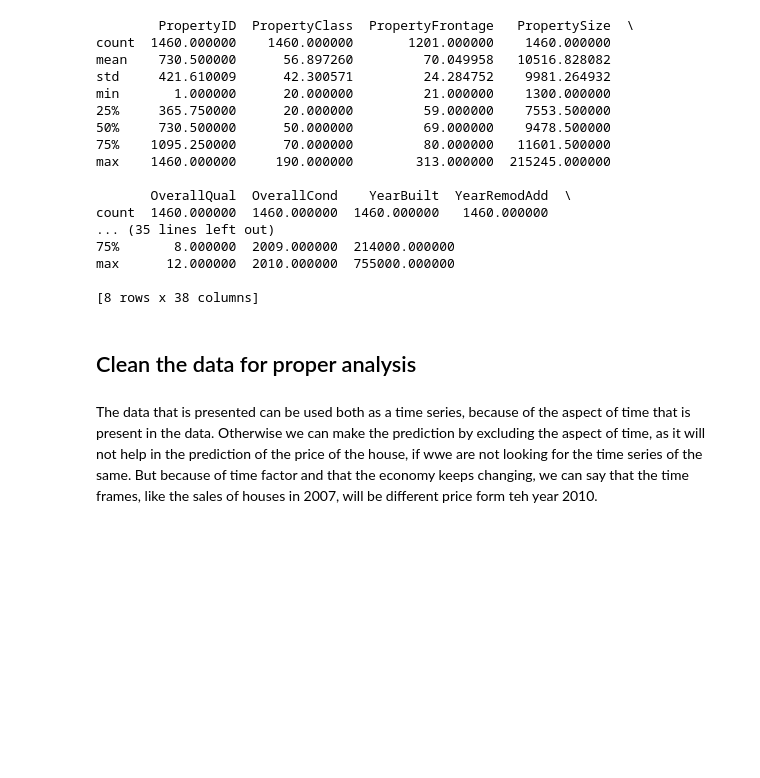
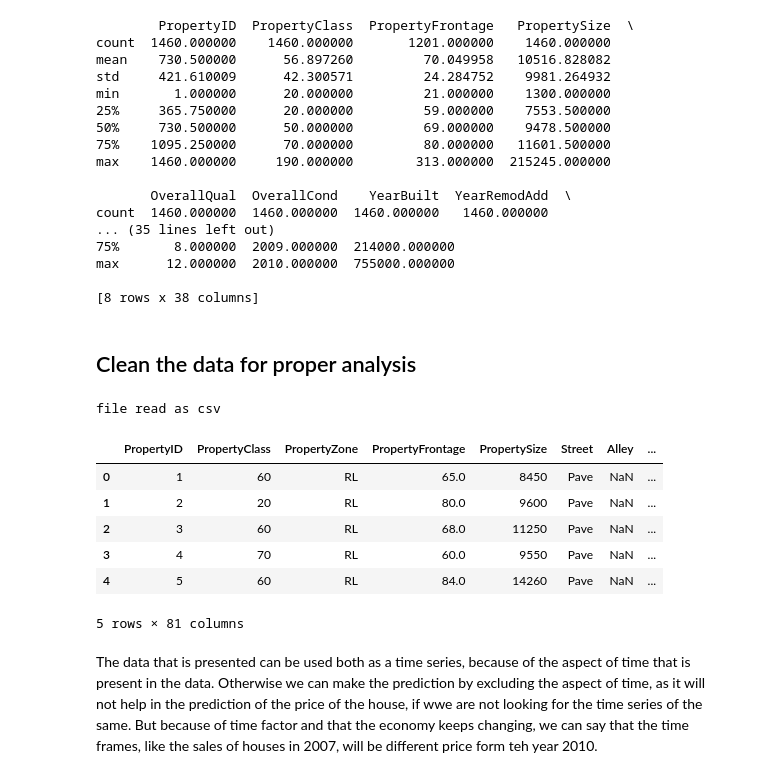
Before and after one commit to Desmondonam/House_prediction, a Jupyter notebook: Notebooks/house_prediction.ipynb, the cells around one changed output. Saved outputs shown, nothing was run; the diff lists cells and outputs as text; code cells hidden in the pictures; blank space fills up the shorter version.

```diff
--- a/Notebooks/house_prediction.ipynb
+++ b/Notebooks/house_prediction.ipynb
@@ -73,3 +73,5 @@ max      12.000000  2010.000000  755000.000000
 [8 rows x 38 columns]
 # %% [markdown]
 ## Clean the data for proper analysis
+# %%
+CSV_PATH = r"D:\104 GB\Nexthikes\House_price_prediction\Data\Property_data.csv"
@@ -76,2 +126,20 @@ max      12.000000  2010.000000  755000.000000
+# %%
+Helper = HousingHelper()
 # %%
 # looking at the data, there are some missing values, that we have to drop such columns becasue they will nmot assist in the analysis at all
+# %%
+# import the data with class
+df = Helper.read_csv(CSV_PATH, missing_values = ["n/a", "na", "undefined"])
+# %% [output]
+file read as csv
+# %%
+# Looking to our data
+df.head()
+# %% [output]
+|  | PropertyID | PropertyClass | PropertyZone | PropertyFrontage | PropertySize | Street | Alley | ... |
+| 0 | 1 | 60 | RL | 65.0 | 8450 | Pave | NaN | ... |
+| 1 | 2 | 20 | RL | 80.0 | 9600 | Pave | NaN | ... |
+| 2 | 3 | 60 | RL | 68.0 | 11250 | Pave | NaN | ... |
+| 3 | 4 | 70 | RL | 60.0 | 9550 | Pave | NaN | ... |
+| 4 | 5 | 60 | RL | 84.0 | 14260 | Pave | NaN | ... |
+5 rows × 81 columns
```
Also changed, not shown: parts of 3 cells of this notebook.
